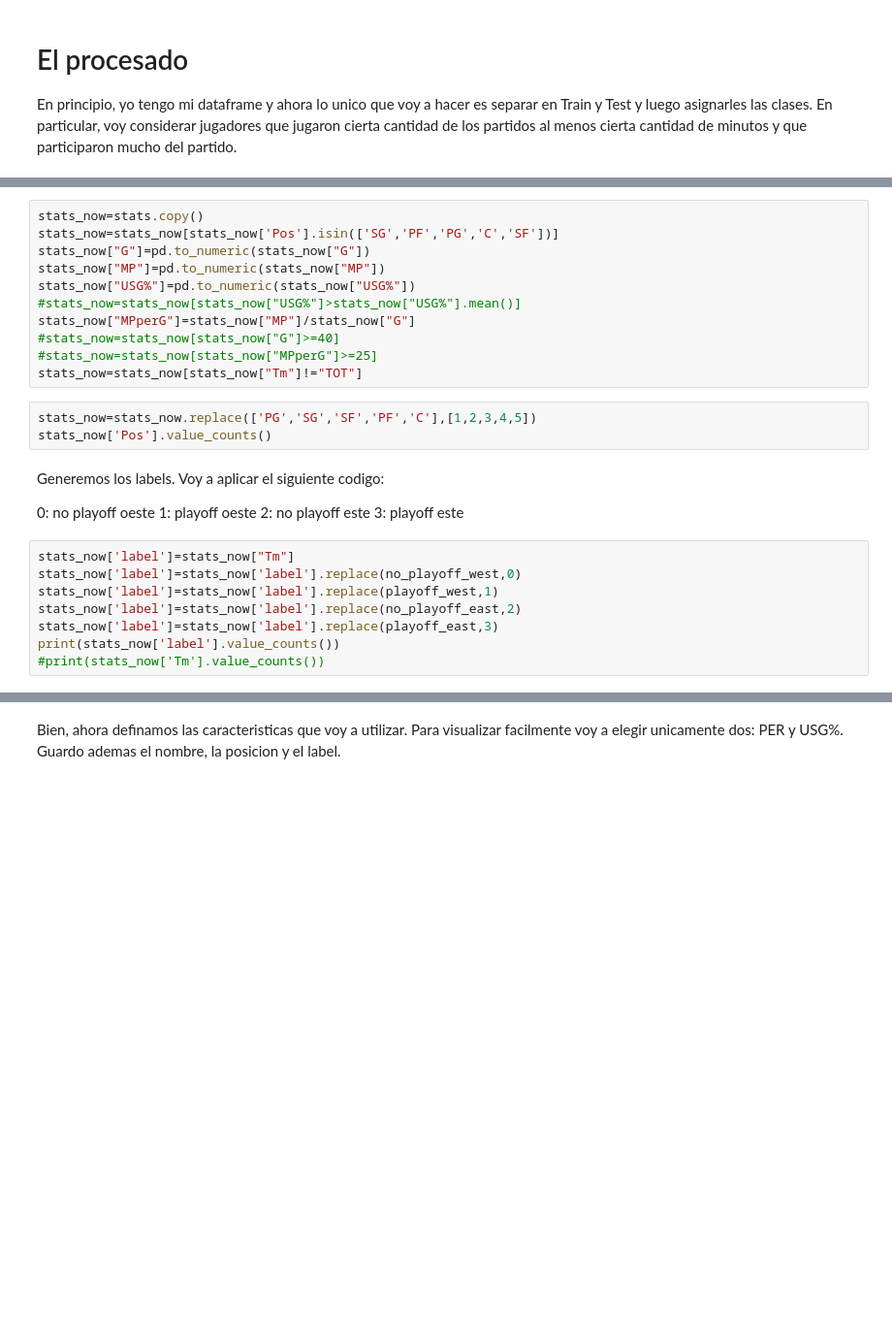
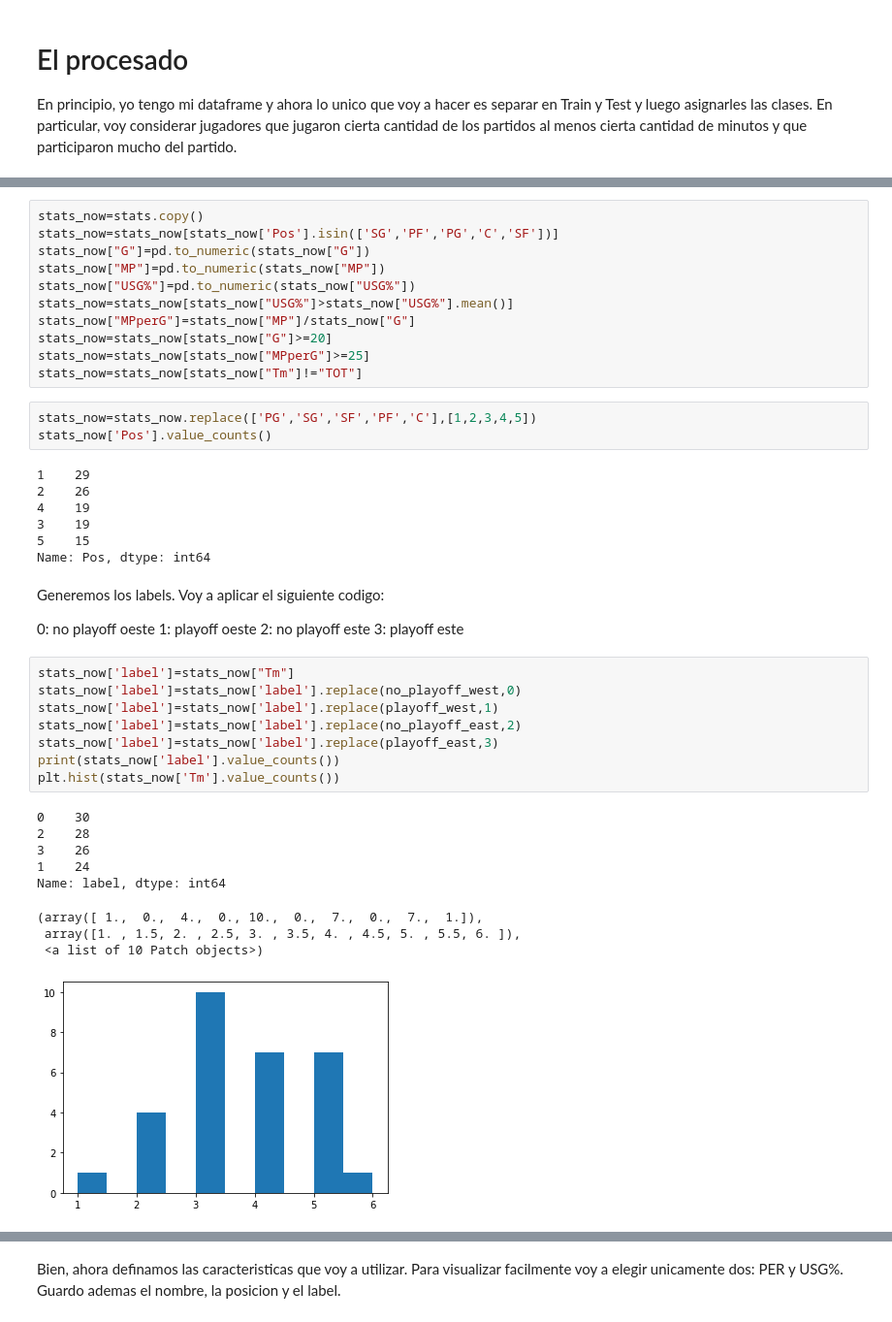
Before and after one commit to JavierGold/ML_UNSAM-2-2020, a Jupyter notebook: 07p_Clasificacion.ipynb, the cells around one changed output, grey strips where cells are left out. Shown at 97% size. Drawn from its saved outputs; the diff is of its cells as text; blank space fills up the shorter version.

```diff
--- a/07p_Clasificacion.ipynb
+++ b/07p_Clasificacion.ipynb
@@ -73,14 +150,21 @@ stats_now=stats_now[stats_now['Pos'].isin(['SG','PF','PG','C','SF'])]
 stats_now["G"]=pd.to_numeric(stats_now["G"])
 stats_now["MP"]=pd.to_numeric(stats_now["MP"])
 stats_now["USG%"]=pd.to_numeric(stats_now["USG%"])
-#stats_now=stats_now[stats_now["USG%"]>stats_now["USG%"].mean()]
+stats_now=stats_now[stats_now["USG%"]>stats_now["USG%"].mean()]
 stats_now["MPperG"]=stats_now["MP"]/stats_now["G"]
-#stats_now=stats_now[stats_now["G"]>=40]
-#stats_now=stats_now[stats_now["MPperG"]>=25]
+stats_now=stats_now[stats_now["G"]>=20]
+stats_now=stats_now[stats_now["MPperG"]>=25]
 stats_now=stats_now[stats_now["Tm"]!="TOT"]
 # %%
 stats_now=stats_now.replace(['PG','SG','SF','PF','C'],[1,2,3,4,5])
 stats_now['Pos'].value_counts()
+# %% [output]
+1    29
+2    26
+4    19
+3    19
+5    15
+Name: Pos, dtype: int64
 # %% [markdown]
 Generemos los labels. Voy a aplicar el siguiente codigo:
 
@@ -91,10 +175,20 @@ Generemos los labels. Voy a aplicar el siguiente codigo:
 # %%
 stats_now['label']=stats_now["Tm"]
 stats_now['label']=stats_now['label'].replace(no_playoff_west,0)
 stats_now['label']=stats_now['label'].replace(playoff_west,1)
 stats_now['label']=stats_now['label'].replace(no_playoff_east,2)
 stats_now['label']=stats_now['label'].replace(playoff_east,3)
 print(stats_now['label'].value_counts())
-#print(stats_now['Tm'].value_counts())
+plt.hist(stats_now['Tm'].value_counts())
+# %% [output]
+0    30
+2    28
+3    26
+1    24
+Name: label, dtype: int64
+(array([ 1.,  0.,  4.,  0., 10.,  0.,  7.,  0.,  7.,  1.]),
+ array([1. , 1.5, 2. , 2.5, 3. , 3.5, 4. , 4.5, 5. , 5.5, 6. ]),
+ <a list of 10 Patch objects>)
+[figure, added]
 # %%
 stats_now.info()
```
Also changed, not shown: parts of 31 cells of this notebook.
